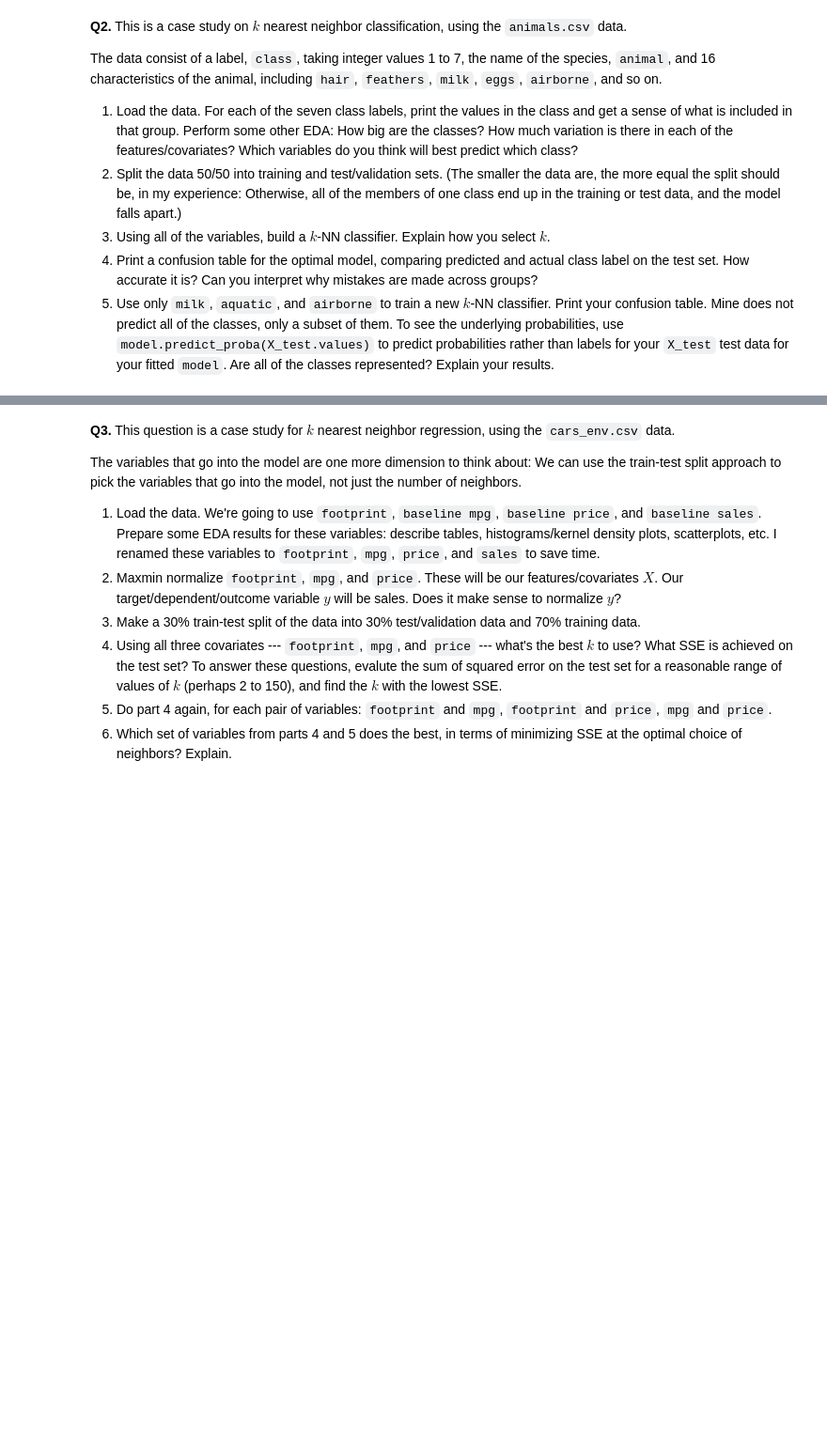
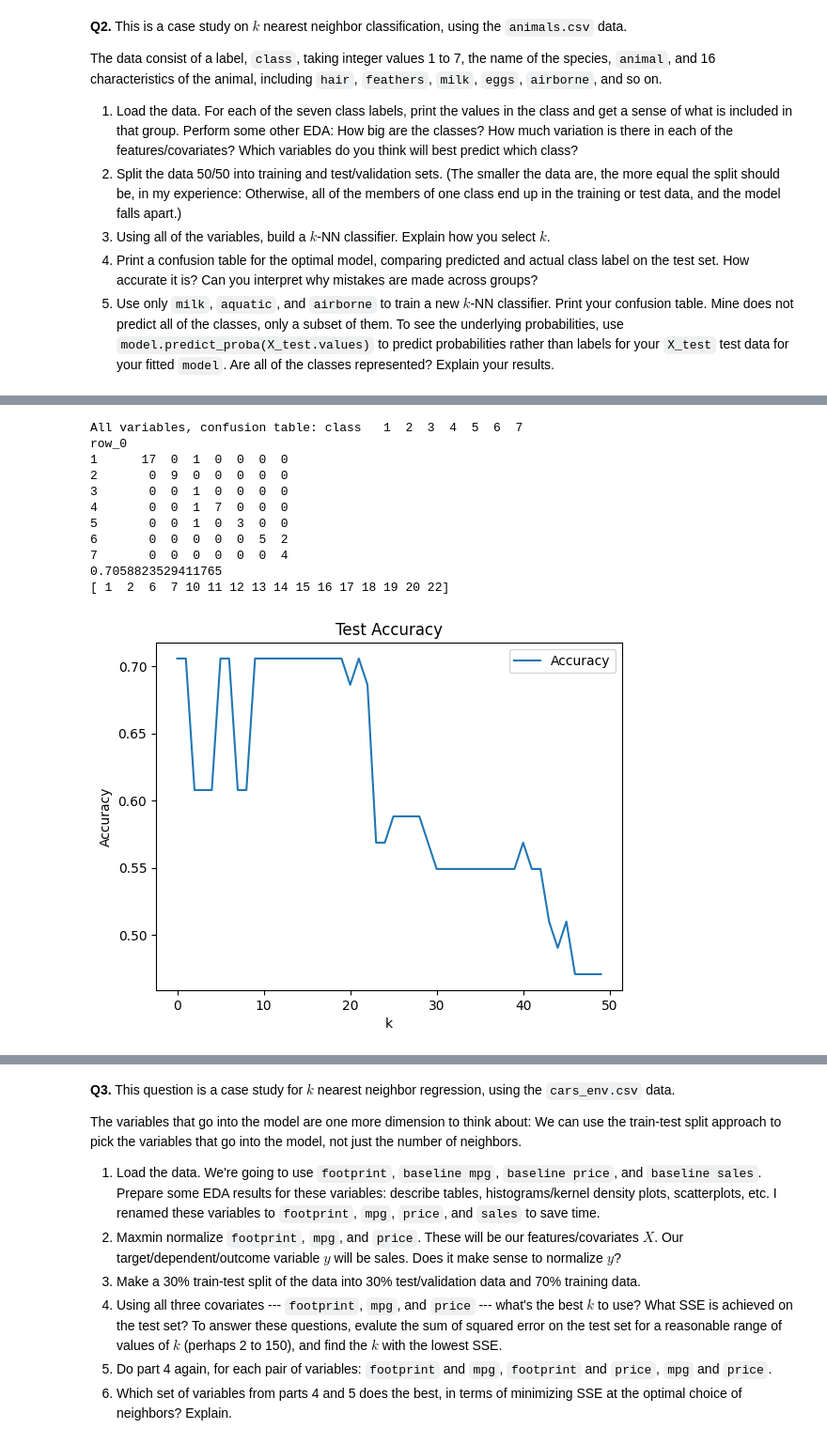
Before and after one commit to taliahtarik/knn, a Jupyter notebook: assignment_knn.ipynb, the cells around one changed output, grey strips where cells are left out. Shown at 94% size. Cells and saved outputs as stored; diff of their text form; code cells hidden in the pictures; blank space fills up the shorter version.

```diff
--- a/assignment_knn.ipynb
+++ b/assignment_knn.ipynb
@@ -58,0 +151,70 @@ The data consist of a label, `class`, taking integer values 1 to 7, the name of
+# %%
+model = KNeighborsClassifier(n_neighbors=k_star[0])
+fitted_model = model.fit(X_train.values,y_train)
+y_hat = fitted_model.predict(X_test.values)
+
+print('All variables, confusion table:', pd.crosstab(y_hat, y_test))
+
+x_vars = ['milk','aquatic','airborne']
+
+y = df['class']
+X = df.loc[:,x_vars]
+
+X_train, X_test, y_train, y_test = train_test_split(X,y,
+                                                    test_size=.5)#,
+
+N_train = len(y_train)
+N_test = len(y_test)
+
+k_bar = N_train
+Acc = np.zeros(k_bar)
+
+for k in range(k_bar):
+    model = KNeighborsClassifier(n_neighbors=k+1)
+    fitted_model = model.fit(X_train.values,y_train)
+    y_hat = fitted_model.predict(X_test.values)
+    Acc[k] = np.sum( y_hat == y_test )/N_test
+
+Acc_max = np.max(Acc)
+max_index = np.where(Acc==Acc_max)
+if len(max_index) > 1:
+    print(max_index[len(max_index)])
+    max_index = max_index[len(max_index)]
+k_star = max_index[0]+1
+print(Acc_max)
+print(k_star)
+
+
+plt.plot(np.arange(0,k_bar),Acc,label='Accuracy')
+plt.xlabel("k")
+plt.ylabel("Accuracy")
+plt.legend(loc='upper right')
+plt.title('Test Accuracy')
+plt.show()
+
+model = KNeighborsClassifier(n_neighbors=k_star[0])
+fitted_model = model.fit(X_train.values,y_train)
+y_hat = model.predict(X_test.values)
+
+print('Confusion table:', pd.crosstab(y_hat, y_test))
+
+print('Notice how many classes are empty in the confusion table.')
+
+print( model.predict_proba(X_test.values) )
+
+print('Notice how that, despite those classes being empty, they have non-zero predictive probability.')
+print('This is an example of why making hard label classifications can be risky:')
+print('you throw away information about the prevalence of "minority classes" that do not have a high likelihood.')
+# %% [output]
+All variables, confusion table: class   1  2  3  4  5  6  7
+row_0
+1      17  0  1  0  0  0  0
+2       0  9  0  0  0  0  0
+3       0  0  1  0  0  0  0
+4       0  0  1  7  0  0  0
+5       0  0  1  0  3  0  0
+6       0  0  0  0  0  5  2
+7       0  0  0  0  0  0  4
+0.7058823529411765
+[ 1  2  6  7 10 11 12 13 14 15 16 17 18 19 20 22]
+[figure, added]
```
Also changed, not shown: parts of 5 cells of this notebook.
